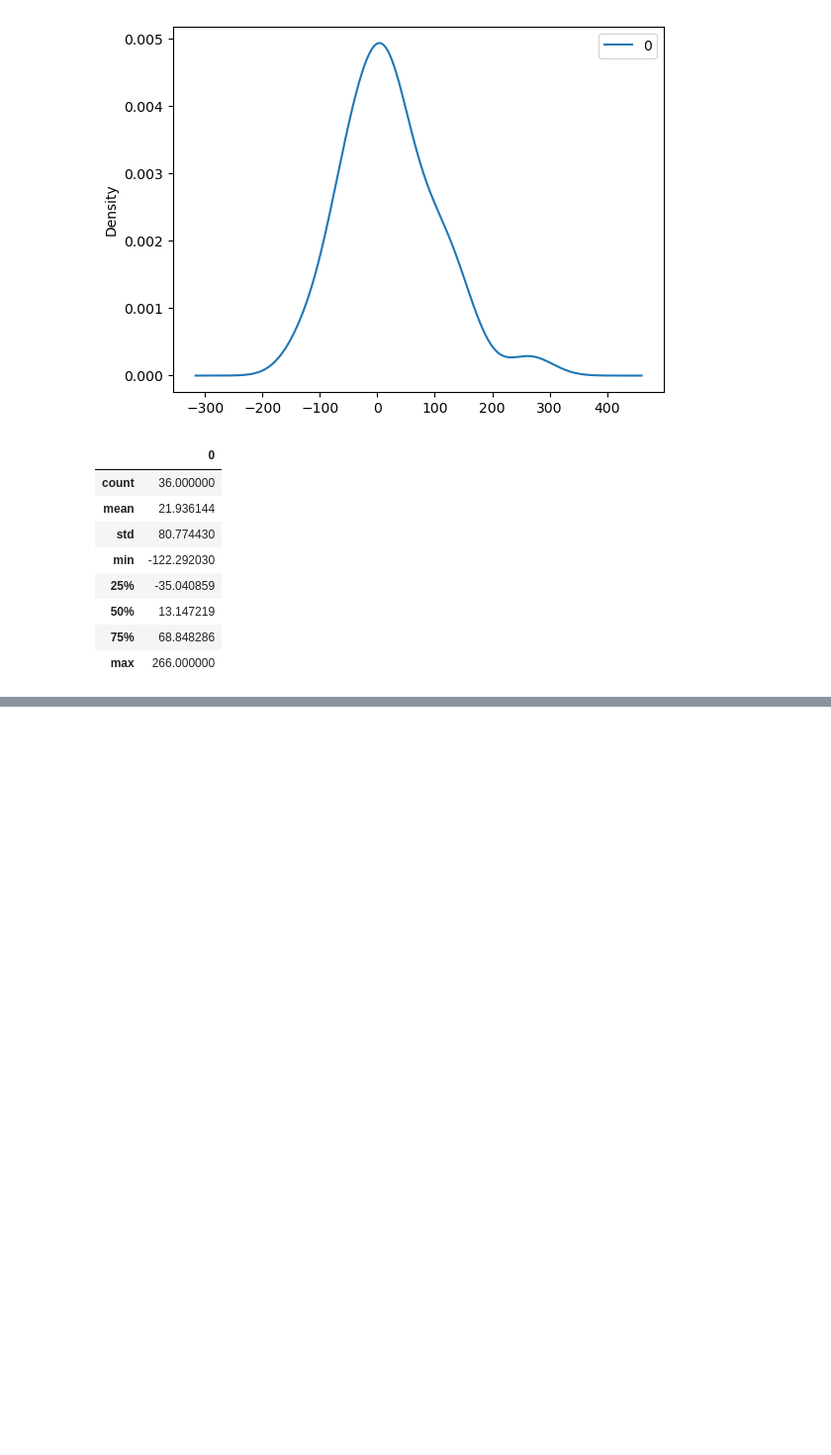
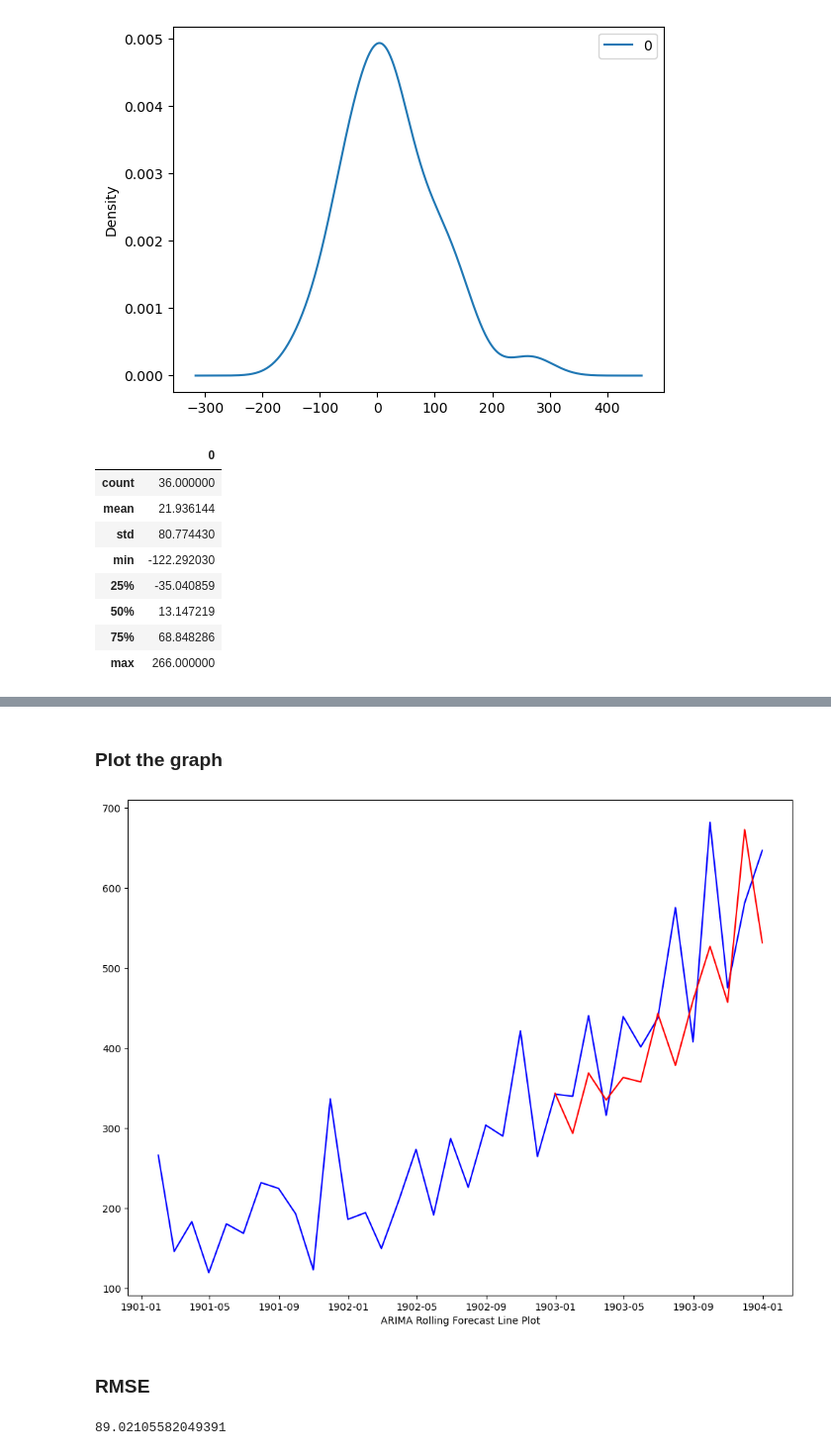
Before and after one commit to notfakearcher/yanjun, a Jupyter notebook: time-series/01_practice/practice5.ipynb, the cells around one changed output, grey strips where cells are left out. Shown at 99% size. Cells and saved outputs as stored; diff of their text form; code cells hidden in the pictures; blank space fills up the shorter version.

```diff
--- a/time-series/01_practice/practice5.ipynb
+++ b/time-series/01_practice/practice5.ipynb
@@ -87,0 +91,19 @@ residuals.describe()
+# %%
+# split the data into train and test
+X = shampoo.values
+len_s = len(X)
+size = int(len_s * 0.66)
+train, test = X[: size], X[size:]
+history = [x for x in train]
+predict = []
+
+# predict
+for t in range(len(test)):
+  model = ARIMA(history, order = (5, 1, 0))
+  res = model.fit()
+  forecasts = res.forecast()
+  # put test into history data
+  history.append(test[t])
+  predict.append(forecasts)
+  print('predict = {}, expected = {}'.format(forecasts, test[t]))
+# print(predict)
@@ -87,0 +124,28 @@ residuals.describe()
+# %% [markdown]
+### Plot the graph
+# %%
+
+# set the index for predict
+index_list = shampoo.index[size:]
+
+# set a dataframe of predict
+
+prediction = pd.DataFrame(data = predict, index= index_list)
+
+# use forecast plot aganist actual plot
+fig, axes = plt.subplots(figsize = (12, 9))
+plt.plot(shampoo, color = 'blue')
+plt.plot( prediction, color = 'red')
+plt.xlabel('ARIMA Rolling Forecast Line Plot')
+plt.show()
+# %% [output]
+[figure, added]
+# %% [markdown]
+### RMSE
+# %%
+# calculate the root mean squared error
+m = np.square(np.array(history[size:]) - np.array(prediction)).sum() / (len_s - size)
+rmse = pow(m, 1/2)
+rmse
+# %% [output]
+89.02105582049391
```
Also changed, not shown: parts of 4 cells of this notebook.
